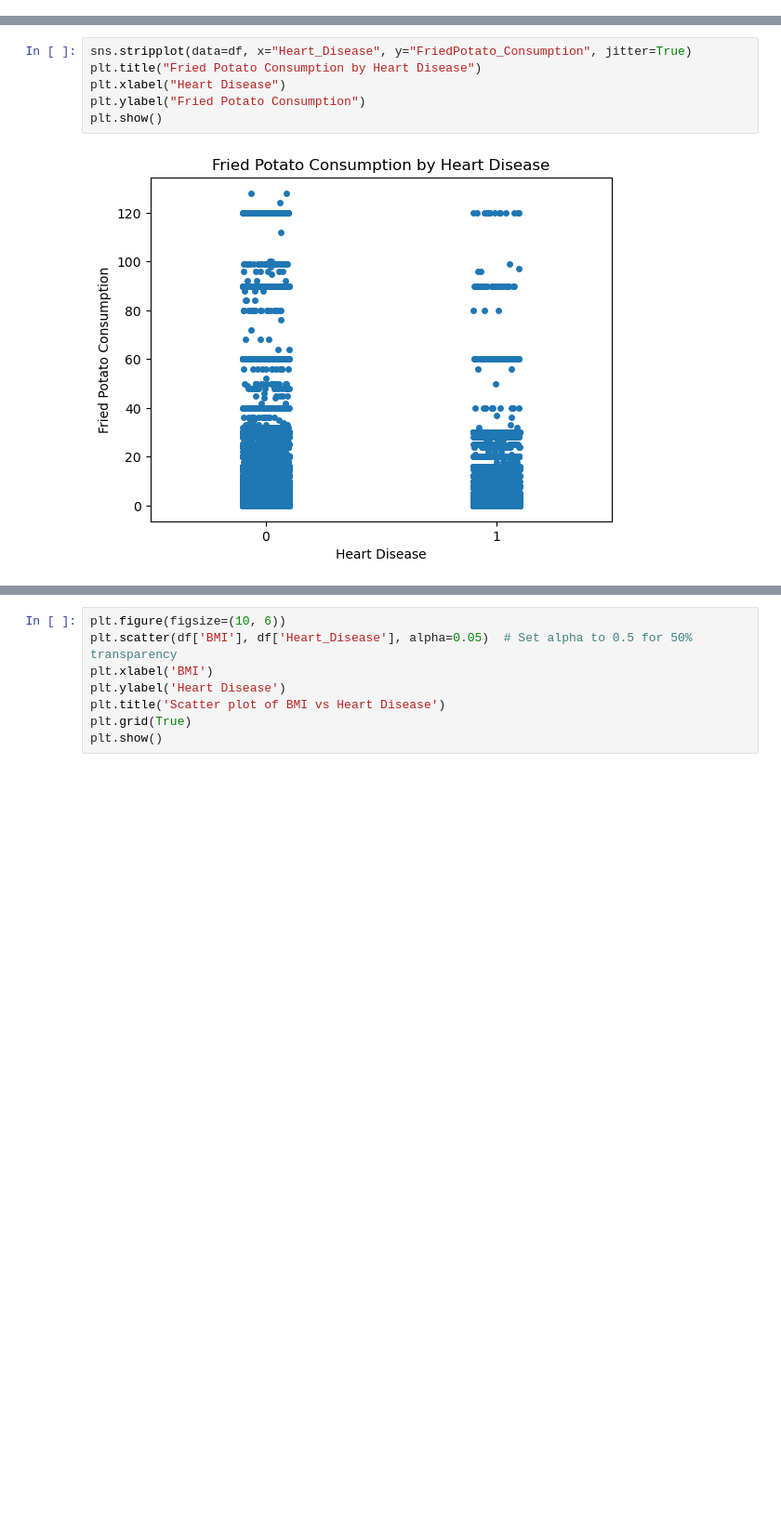
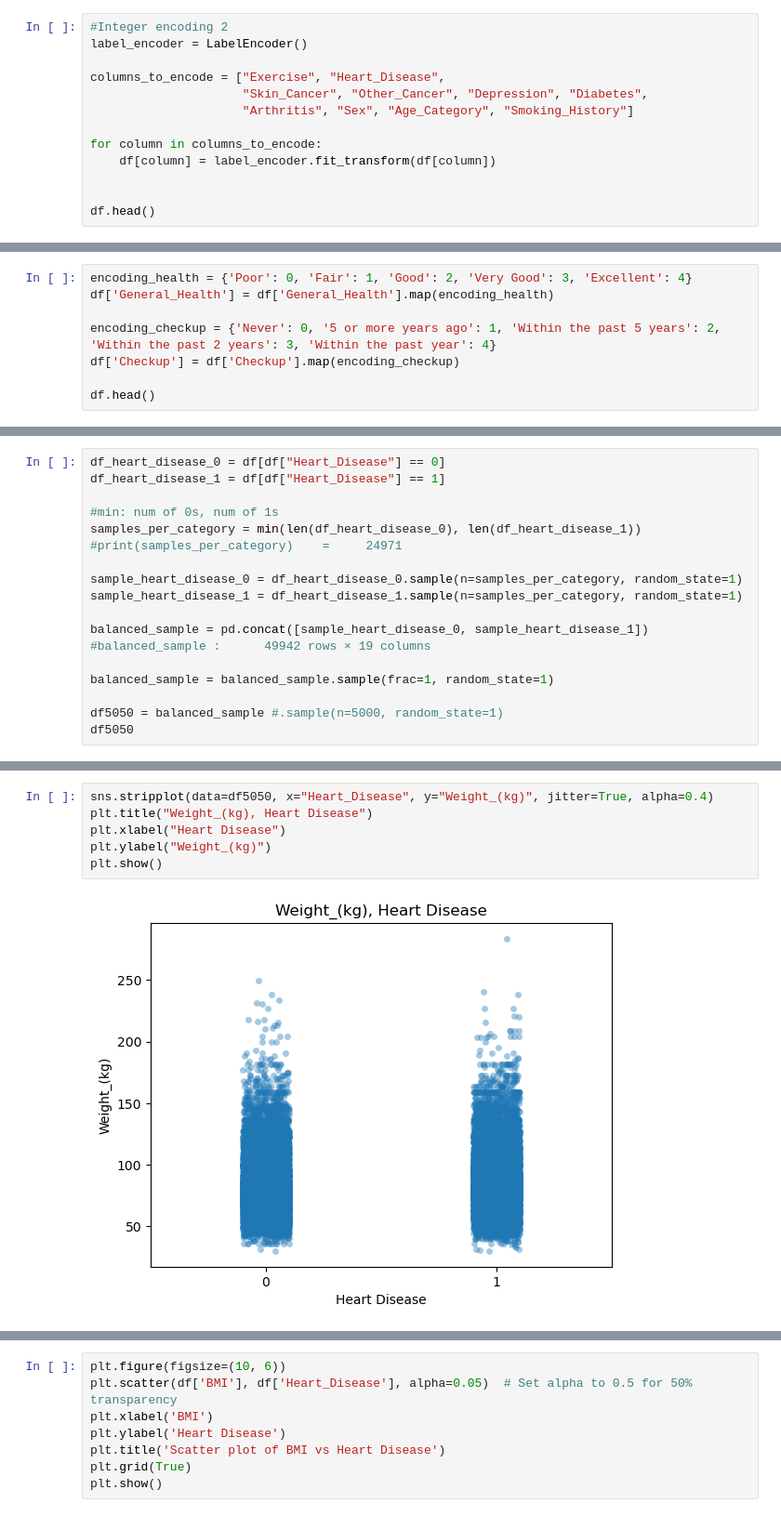
Before and after one commit to Chasindu/3401, a Jupyter notebook: ProjVisualizationTest.ipynb, the cells around one changed output, grey strips where cells are left out. Shown at 93% size. Drawn from its saved outputs; the diff is of its cells as text; blank space fills up the shorter version.

```diff
--- a/ProjVisualizationTest.ipynb
+++ b/ProjVisualizationTest.ipynb
@@ -62,0 +45,13 @@ Column: Smoking_History
+# %%
+#Integer encoding 2
+label_encoder = LabelEncoder()
+
+columns_to_encode = ["Exercise", "Heart_Disease",
+                     "Skin_Cancer", "Other_Cancer", "Depression", "Diabetes",
+                     "Arthritis", "Sex", "Age_Category", "Smoking_History"]
+
+for column in columns_to_encode:
+    df[column] = label_encoder.fit_transform(df[column])
+
+
+df.head()
@@ -62,0 +65,8 @@ Column: Smoking_History
+# %%
+encoding_health = {'Poor': 0, 'Fair': 1, 'Good': 2, 'Very Good': 3, 'Excellent': 4}
+df['General_Health'] = df['General_Health'].map(encoding_health)
+
+encoding_checkup = {'Never': 0, '5 or more years ago': 1, 'Within the past 5 years': 2, 'Within the past 2 years': 3, 'Within the past year': 4}
+df['Checkup'] = df['Checkup'].map(encoding_checkup)
+
+df.head()
@@ -62,0 +92,18 @@ Column: Smoking_History
+# %%
+df_heart_disease_0 = df[df["Heart_Disease"] == 0]
+df_heart_disease_1 = df[df["Heart_Disease"] == 1]
+
+#min: num of 0s, num of 1s
+samples_per_category = min(len(df_heart_disease_0), len(df_heart_disease_1))
+#print(samples_per_category)    =     24971
+
+sample_heart_disease_0 = df_heart_disease_0.sample(n=samples_per_category, random_state=1)
+sample_heart_disease_1 = df_heart_disease_1.sample(n=samples_per_category, random_state=1)
+
+balanced_sample = pd.concat([sample_heart_disease_0, sample_heart_disease_1])
+#balanced_sample :      49942 rows × 19 columns
+
+balanced_sample = balanced_sample.sample(frac=1, random_state=1)
+
+df5050 = balanced_sample #.sample(n=5000, random_state=1)
+df5050
@@ -93,8 +152,8 @@ sns.pairplot(df)
 # %%
-sns.stripplot(data=df, x="Heart_Disease", y="FriedPotato_Consumption", jitter=True)
-plt.title("Fried Potato Consumption by Heart Disease")
+sns.stripplot(data=df5050, x="Heart_Disease", y="Weight_(kg)", jitter=True, alpha=0.4)
+plt.title("Weight_(kg), Heart Disease")
 plt.xlabel("Heart Disease")
-plt.ylabel("Fried Potato Consumption")
+plt.ylabel("Weight_(kg)")
 plt.show()
 # %% [output]
-[figure, old version]
+[figure, new version]
```
Also changed, not shown: parts of 19 cells of this notebook.
